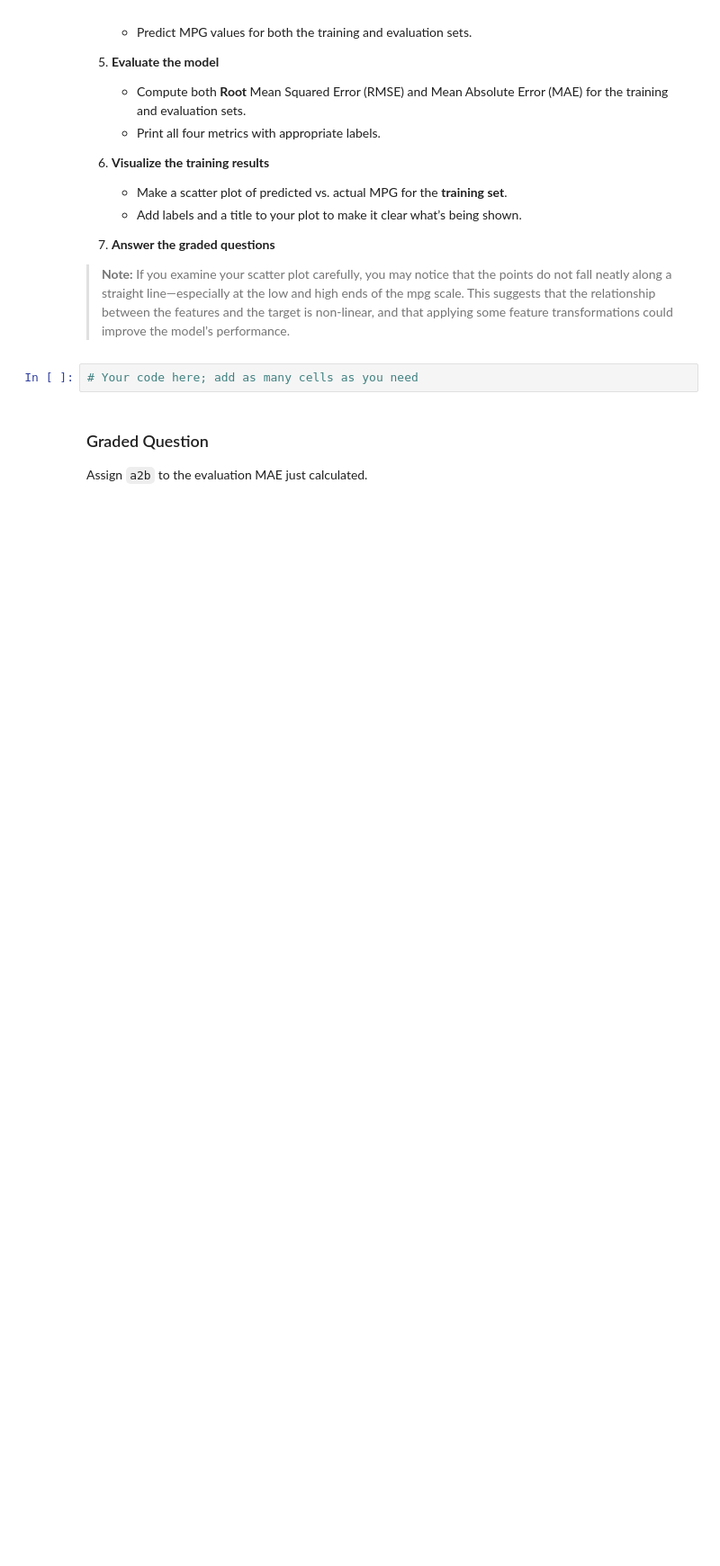
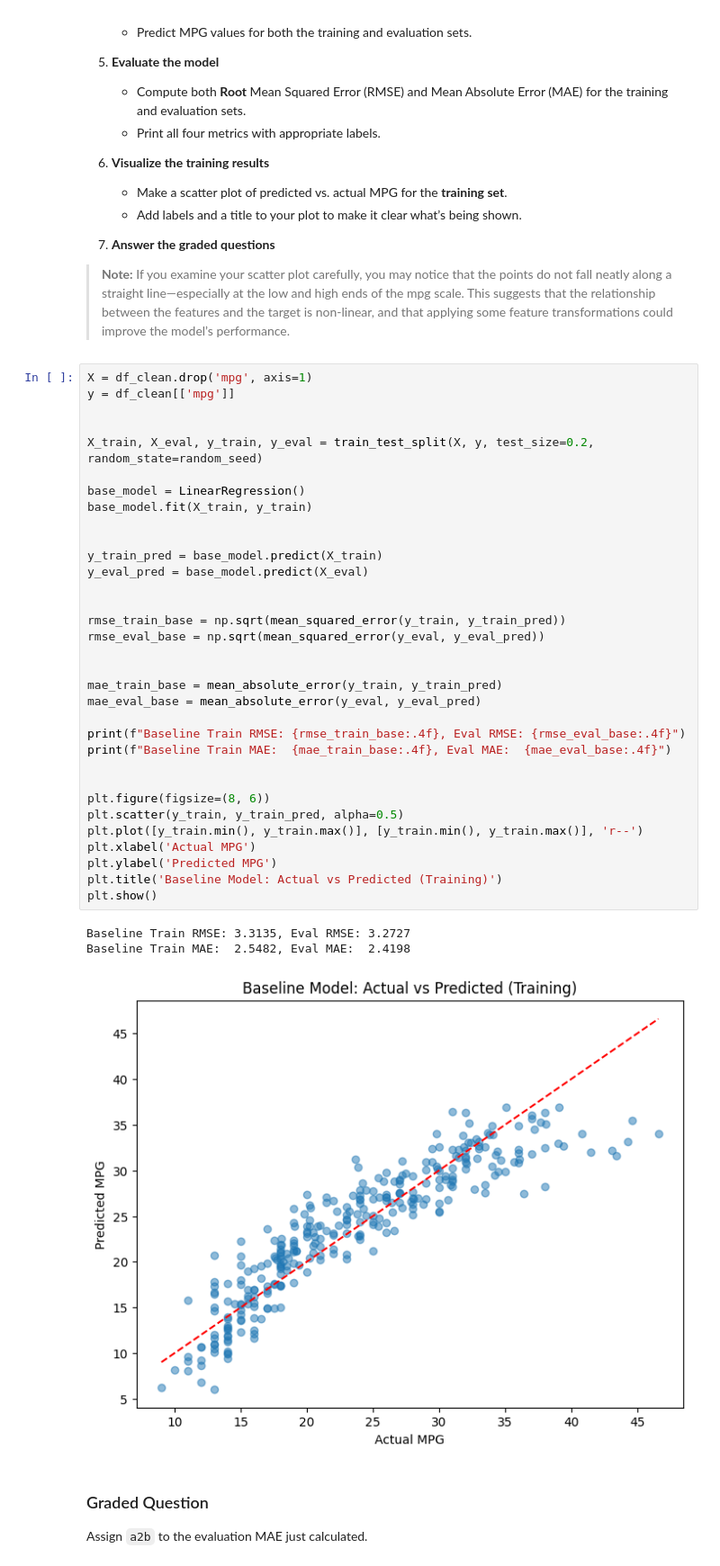
Before and after one commit to yy714x/Module-3-Assignments, a Jupyter notebook: Homework_03.ipynb, the cells around one changed output. Shown at 90% size. Saved outputs shown, nothing was run; the diff lists cells and outputs as text; blank space fills up the shorter version.

```diff
--- a/Homework_03.ipynb
+++ b/Homework_03.ipynb
@@ -471,7 +486,42 @@ In this part, you’ll build a baseline linear regression model to predict `mpg`
 
 >**Note:** If you examine your scatter plot carefully, you may notice that the points do not fall neatly along a straight line—especially at the low and high ends of the mpg scale. This suggests that the relationship between the features and the target is non-linear, and that applying some feature transformations could improve the model’s performance.
 # %%
-# Your code here; add as many cells as you need
+X = df_clean.drop('mpg', axis=1)
+y = df_clean[['mpg']]
+
+
+X_train, X_eval, y_train, y_eval = train_test_split(X, y, test_size=0.2, random_state=random_seed)
+
+base_model = LinearRegression()
+base_model.fit(X_train, y_train)
+
+
+y_train_pred = base_model.predict(X_train)
+y_eval_pred = base_model.predict(X_eval)
+
+
+rmse_train_base = np.sqrt(mean_squared_error(y_train, y_train_pred))
+rmse_eval_base = np.sqrt(mean_squared_error(y_eval, y_eval_pred))
+
+
+mae_train_base = mean_absolute_error(y_train, y_train_pred)
+mae_eval_base = mean_absolute_error(y_eval, y_eval_pred)
+
+print(f"Baseline Train RMSE: {rmse_train_base:.4f}, Eval RMSE: {rmse_eval_base:.4f}")
+print(f"Baseline Train MAE:  {mae_train_base:.4f}, Eval MAE:  {mae_eval_base:.4f}")
+
+
+plt.figure(figsize=(8, 6))
+plt.scatter(y_train, y_train_pred, alpha=0.5)
+plt.plot([y_train.min(), y_train.max()], [y_train.min(), y_train.max()], 'r--')
+plt.xlabel('Actual MPG')
+plt.ylabel('Predicted MPG')
+plt.title('Baseline Model: Actual vs Predicted (Training)')
+plt.show()
+# %% [output]
+Baseline Train RMSE: 3.3135, Eval RMSE: 3.2727
+Baseline Train MAE:  2.5482, Eval MAE:  2.4198
+[figure, added]
 # %% [markdown]
 ### Graded Question
 
```
Also changed, not shown: parts of 27 cells of this notebook.
